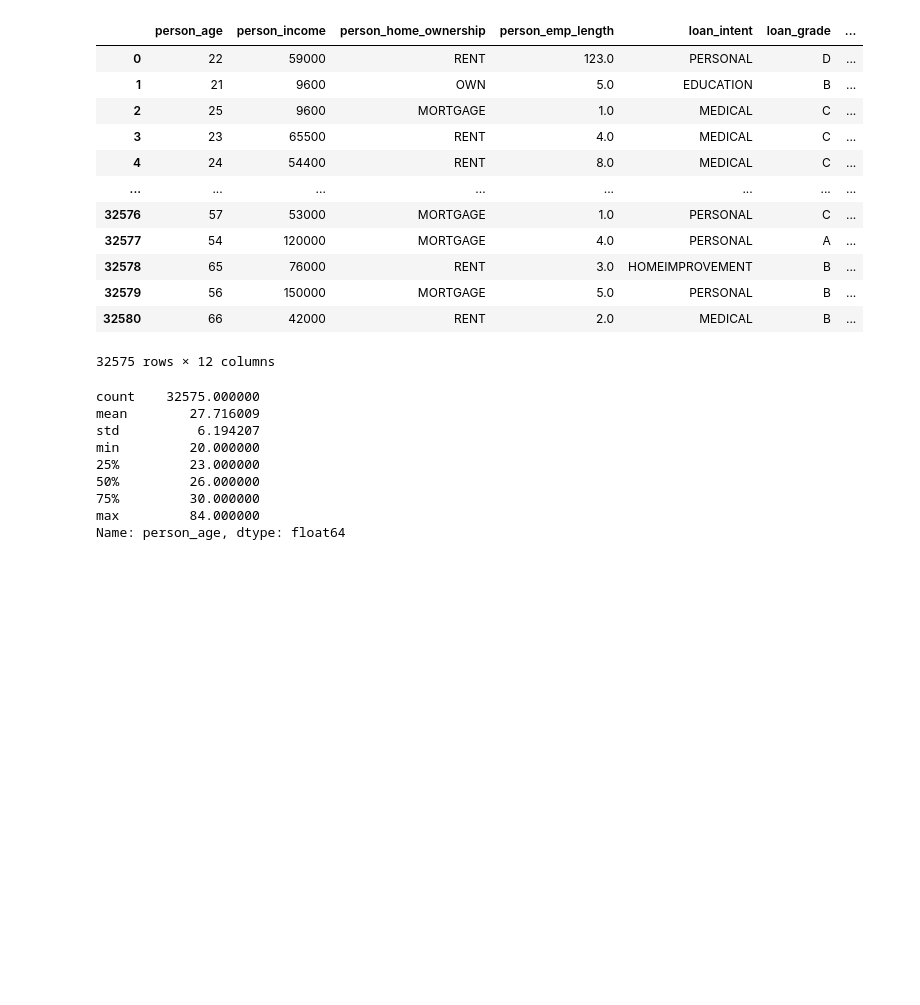
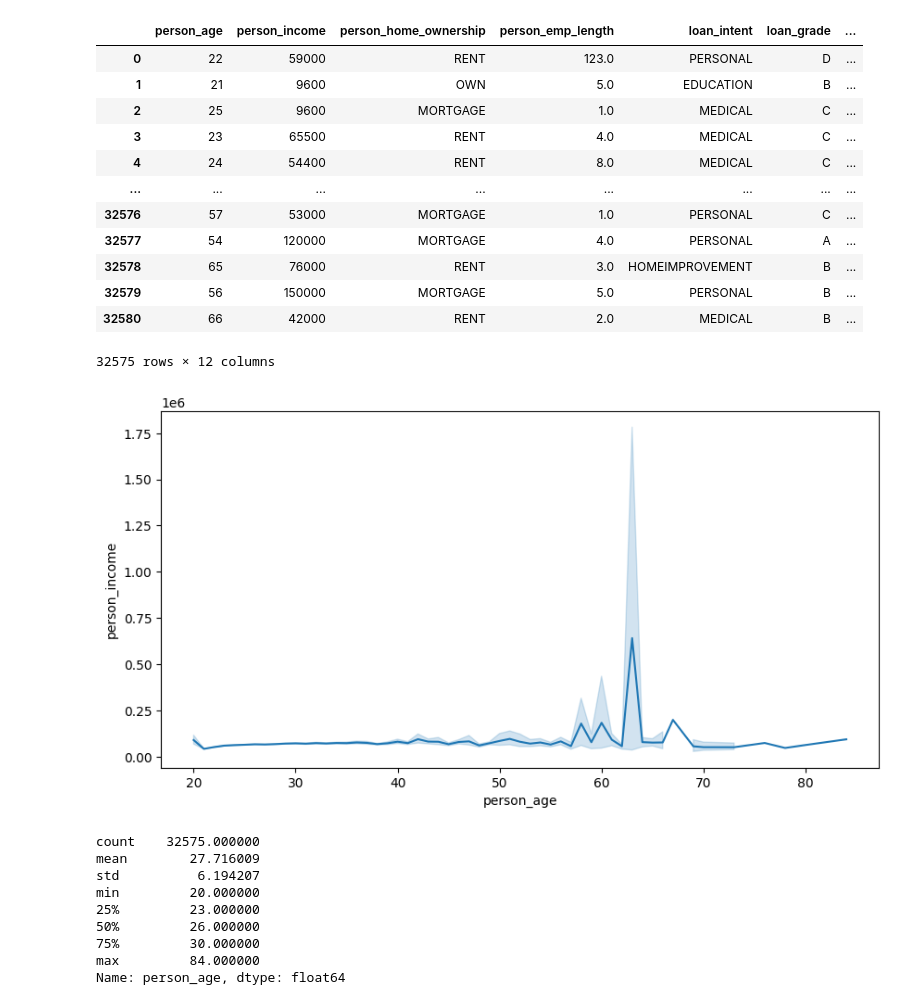
Before and after one commit to Satyam-92/Loan-Prediction_with_Pyspark, a Jupyter notebook: Credit_risk.ipynb, the cells around one changed output. Drawn from its saved outputs; the diff is of its cells as text; code cells hidden in the pictures; blank space fills up the shorter version.

```diff
--- a/Credit_risk.ipynb
+++ b/Credit_risk.ipynb
@@ -227,6 +223,13 @@ data_credit
 | 32579 | 56 | 150000 | MORTGAGE | 5.0 | PERSONAL | B | ... |
 | 32580 | 66 | 42000 | RENT | 2.0 | MEDICAL | B | ... |
 32575 rows × 12 columns
+# %%
+# Create the plot
+fig, ax = plt.subplots(figsize=(10, 5))
+sns.lineplot(x='person_age', y='person_income', data=data_credit, ax=ax)
+plt.show()
+# %% [output]
+[figure, added]
 # %%
 print(data_credit['person_age'].describe())
 # %% [output]
```
Also changed, not shown: parts of 5 cells of this notebook.
